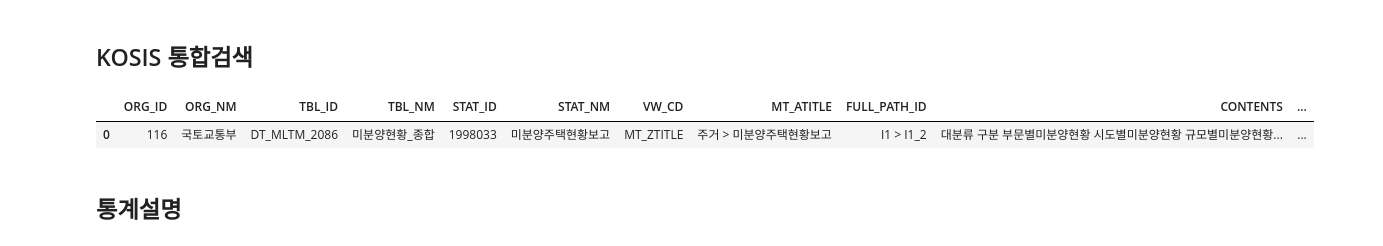
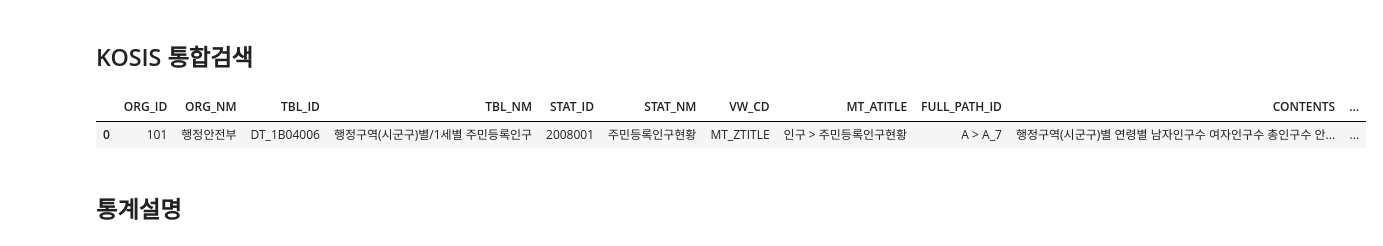
Before and after one commit to WooilJeong/PublicDataReader, a Jupyter notebook: test_kosis.ipynb, the cells around one changed output. Saved outputs shown, nothing was run; the diff lists cells and outputs as text; code cells hidden in the pictures.

```diff
--- a/test_kosis.ipynb
+++ b/test_kosis.ipynb
@@ -12,17 +12,17 @@ _kosis = API_KEY_INFO.get("kosis")
 # %%
 # KOSIS OPEN API 인스턴스 생성
 serviceName = "KOSIS통합검색"
 kosis = pdr.Kosis(_kosis, serviceName)
 
 # 파라미터
-searchNm = "미분양"
+searchNm = "행정구역(시군구)별/1세별 주민등록인구"
 
 # 데이터 조회
 df = kosis.get_data(searchNm=searchNm)
-df.head(1)
+df.head()
 # %% [output]
 |  | ORG_ID | ORG_NM | TBL_ID | TBL_NM | STAT_ID | STAT_NM | VW_CD | MT_ATITLE | FULL_PATH_ID | CONTENTS | ... |
-| 0 | 116 | 국토교통부 | DT_MLTM_2086 | 미분양현황_종합 | 1998033 | 미분양주택현황보고 | MT_ZTITLE | 주거 > 미분양주택현황보고 | I1 > I1_2 | 대분류 구분 부문별미분양현황 시도별미분양현황 규모별미분양현황... | ... |
+| 0 | 101 | 행정안전부 | DT_1B04006 | 행정구역(시군구)별/1세별 주민등록인구 | 2008001 | 주민등록인구현황 | MT_ZTITLE | 인구 > 주민등록인구현황 | A > A_7 | 행정구역(시군구)별 연령별 남자인구수 여자인구수 총인구수 안... | ... |
 # %% [markdown]
 ## 통계설명
 # %%
```
Also changed, not shown: parts of 11 cells of this notebook, 1 other file.
